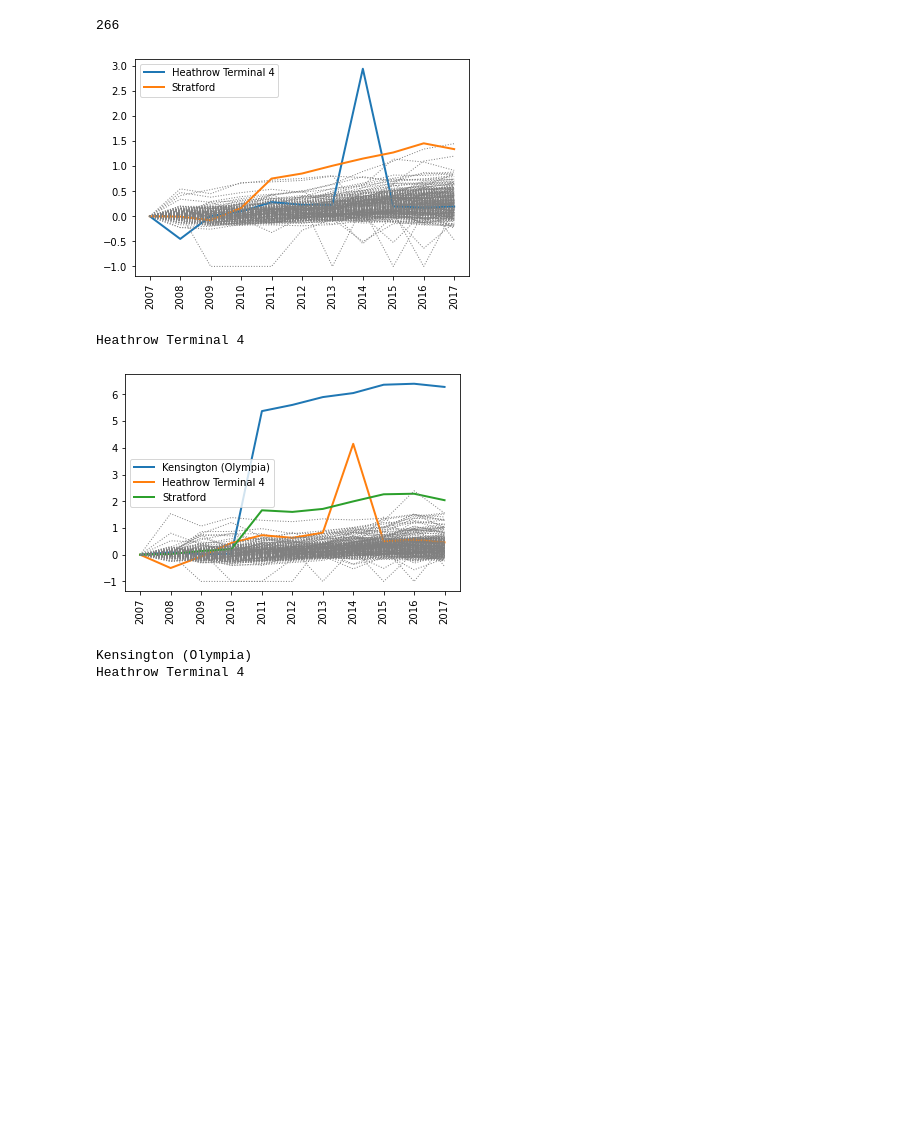
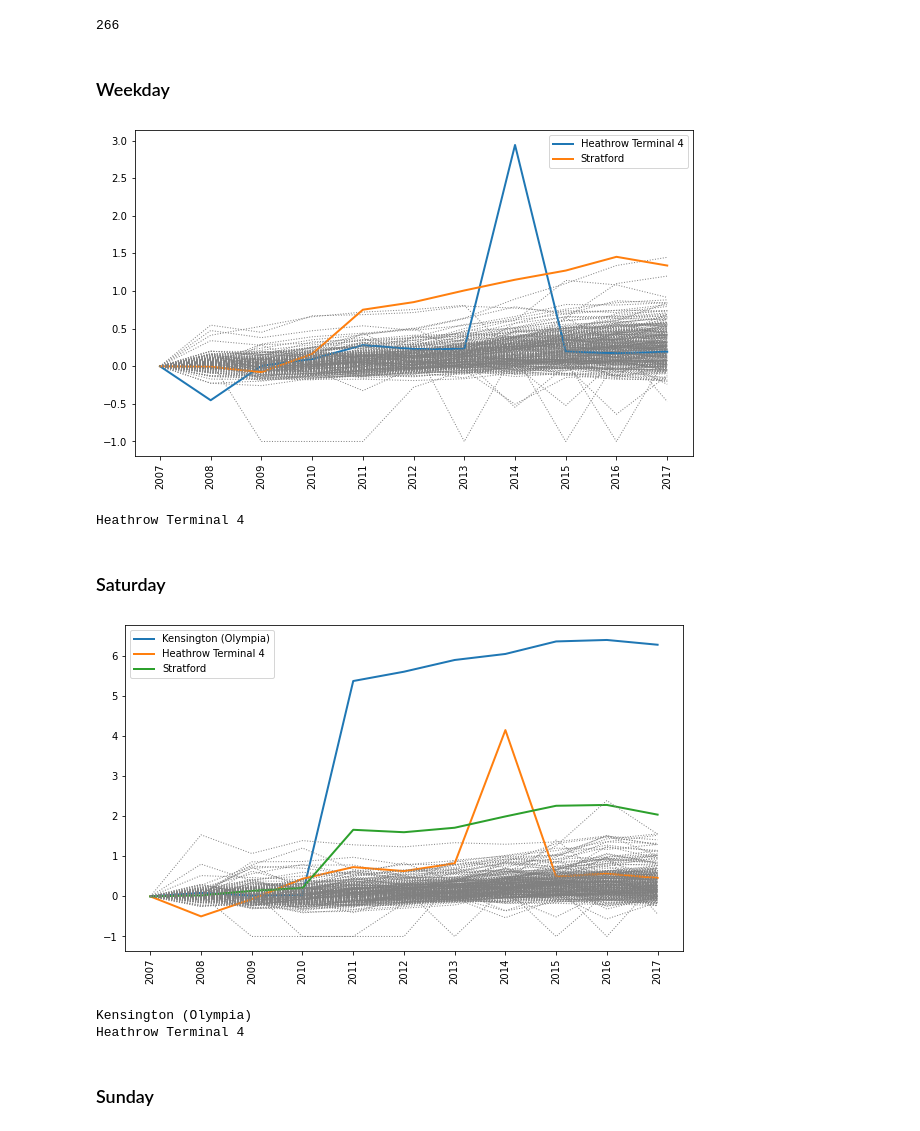
Before and after one commit to avaspataru/datathon, a Jupyter notebook: notebooks/Stratford Travels.ipynb, the cells around one changed output. Saved outputs shown, nothing was run; the diff lists cells and outputs as text; code cells hidden in the pictures; blank space fills up the shorter version.

```diff
--- a/notebooks/Stratford Travels.ipynb
+++ b/notebooks/Stratford Travels.ipynb
@@ -281,19 +302,25 @@ def plot_stations_percentage_changes(data, col, highlight_stations, see_stations
+# %% [markdown]
+### Weekday
 # %%
 # Heathrow terminal 4 was renovated in 2014
+plt.figure(figsize=(10, 6))
 plot_stations_percentage_changes(station_to_percentage_changes_2007, 'weekday_entry', ['Stratford','Heathrow Terminal 4'], actual_stations )
 # %% [output]
-[figure, old version]
+[figure, new version]
 # %%
 for station in station_to_percentage_changes_2007:
     if station_to_percentage_changes_2007[station].loc[2014, 'weekday_entry'] > 2:
         print(station)
 # %% [output]
 Heathrow Terminal 4
+# %% [markdown]
+### Saturday
 # %%
 # Kensington (Olympia) was built in 2010 (August)
+plt.figure(figsize=(10, 6))
 plot_stations_percentage_changes(station_to_percentage_changes_2007, 'saturday_entry', ['Stratford','Heathrow Terminal 4', 'Kensington (Olympia)'], actual_stations )
 # %% [output]
-[figure, old version]
+[figure, new version]
 # %%
 for station in station_to_percentage_changes_2007:
     if station_to_percentage_changes_2007[station].loc[2014, 'saturday_entry'] > 3:
@@ -301,3 +328,5 @@ for station in station_to_percentage_changes_2007:
 # %% [output]
 Kensington (Olympia)
 Heathrow Terminal 4
+# %% [markdown]
+### Sunday
```
Also changed, not shown: parts of 18 cells of this notebook, 2 other files.
